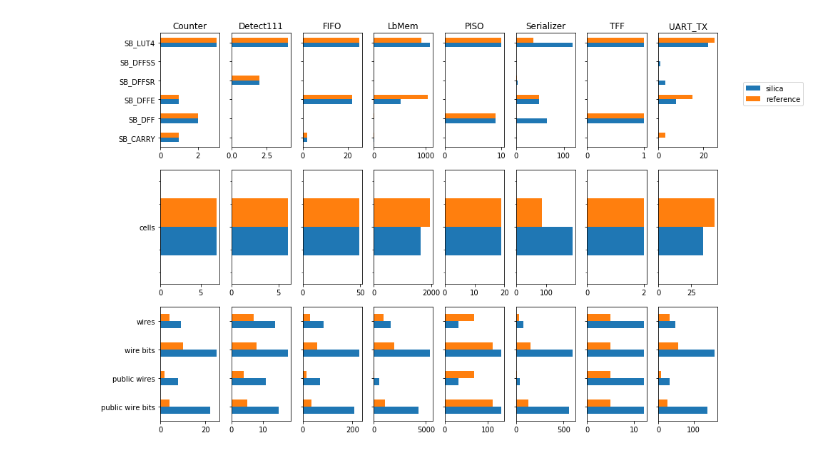
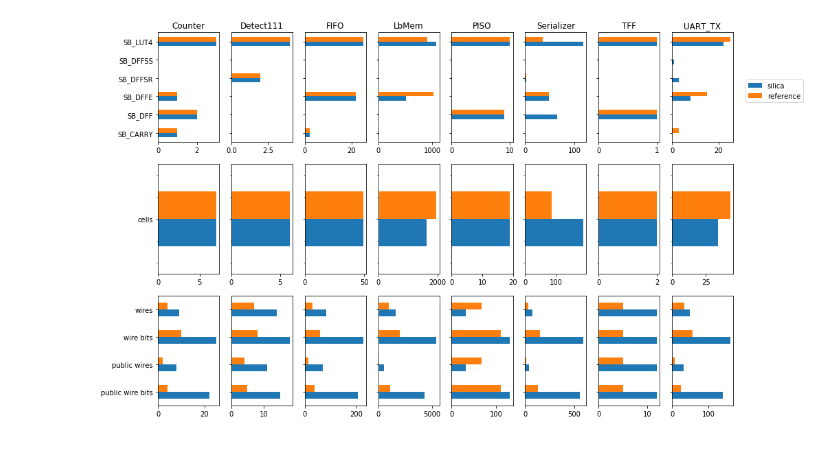
Before and after one commit to leonardt/silica, a Jupyter notebook: Evaluation.ipynb, the cells around one changed output. Saved outputs shown, nothing was run; the diff lists cells and outputs as text; code cells hidden in the pictures.

```diff
--- a/Evaluation.ipynb
+++ b/Evaluation.ipynb
@@ -5,35 +5,36 @@ import pandas as pd
 import matplotlib.pyplot as plt
 import matplotlib.patches as mpatches
 
 
 results = pd.read_json("results.json")
 col_len = (len(results.columns) // 2)
 fig, axes = plt.subplots(nrows=3, ncols=col_len, sharey='row')
-fig.set_figwidth(14)
+fig.set_figwidth(15)
 fig.set_figheight(10)
 
 titles = ["Counter", "Detect111", "FIFO", "LbMem", "PISO", "Serializer", "TFF", "UART_TX"]
 
 for row in range(0, 3):
     for i, columns in enumerate(zip(results.columns[::2], results.columns[1::2])):
         title = titles[i]
         curr = results[list(columns)].rename(index=str, columns={columns[0]: "silica", columns[1]: "reference"})
         curr = curr.loc[(curr != 0).all(axis=1), :]
         if row == 0:
             curr = curr.filter(like="SB_", axis=0)
         elif row == 1:
             curr = curr.filter(like="cells", axis=0)
         elif row == 2:
             curr = curr.filter(regex="(wires|wire bits|public wires|memories|memory bits|processes)", axis=0)
         if not curr.empty:
             if row > 0:
                 title = False
             curr.plot.barh(ax=axes[row, i], legend=False, title=title)
 
-plt.legend(bbox_to_anchor=(2.5, 3))
+plt.legend(bbox_to_anchor=(2.15, 3))
 
+plt.savefig("utilization.pdf")
 plt.show()
 # %% [output]
-[figure, old version]
+[figure, new version]
 # %%
 fig2, axes2 = plt.subplots(nrows=1, ncols=col_len, sharey='row')
```
Also changed, not shown: parts of 1 cell of this notebook.
